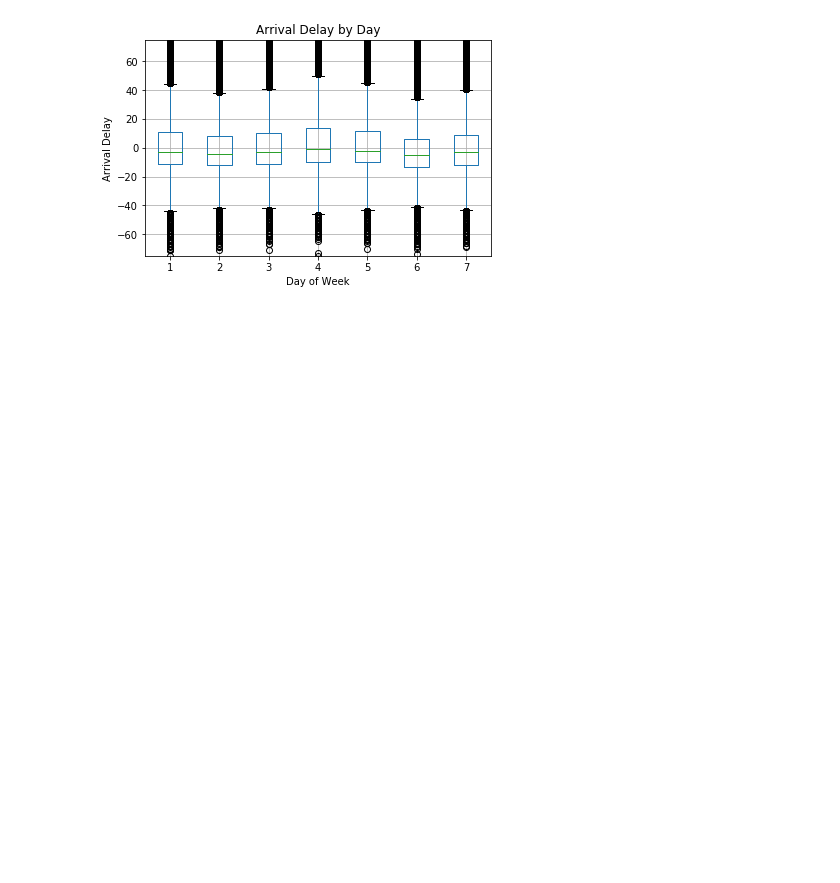
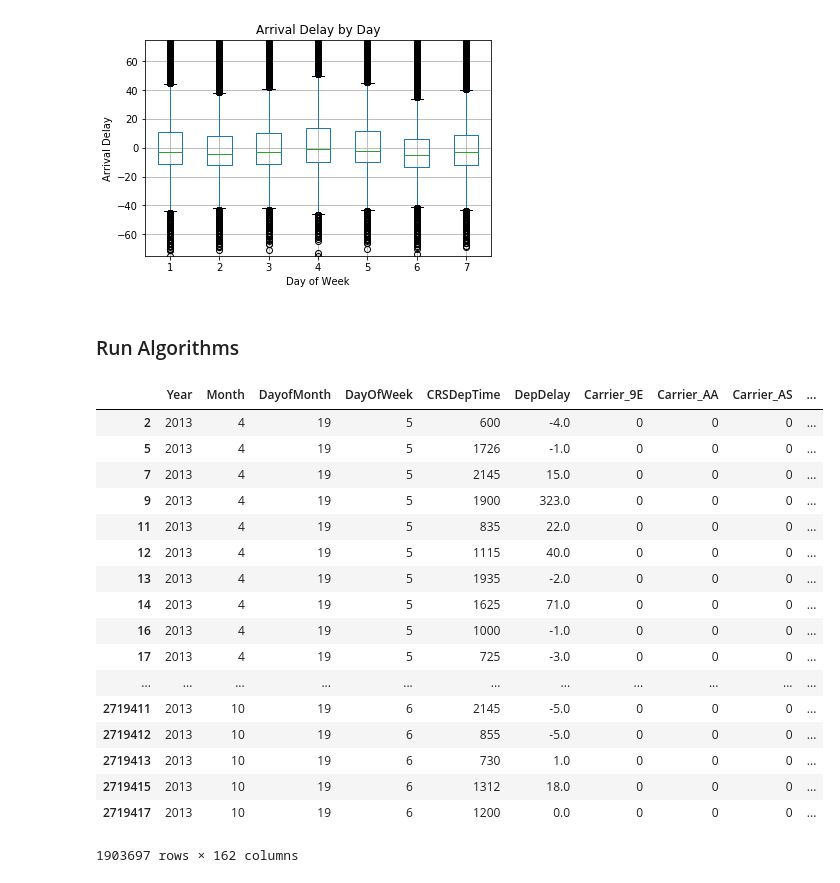
Before and after one commit to npalacio/IntroToAI, a Jupyter notebook: Homework/Project/Work/Flight Prediction.ipynb, the cells around one changed output. Cells and saved outputs as stored; diff of their text form; code cells hidden in the pictures; blank space fills up the shorter version.

Commit message:
Handled categorical data, ready to run regression

```diff
--- a/Homework/Project/Work/Flight Prediction.ipynb
+++ b/Homework/Project/Work/Flight Prediction.ipynb
@@ -103,3 +103,37 @@ plt.suptitle('')
 plt.show()
 # %% [output]
 [figure]
+# %% [markdown]
+### Run Algorithms
+# %%
+processedData = data.filter(items=['Year','Month','DayofMonth','DayOfWeek','Carrier','OriginAirportID','DestAirportID','CRSDepTime','DepDelay'])
+processedData = pd.get_dummies(processedData,columns=['Carrier','OriginAirportID','DestAirportID'])
+# %%
+import numpy as np
+mask = np.random.rand(len(data)) < .7
+trainingDataX = processedData[mask]
+testingDataX = processedData[~mask]
+labelData = data.filter(items=['ArrDelay'])
+trainingLabelData = labelData[mask]
+testingLabelData = labelData[~mask]
+# %%
+trainingDataX
+# %% [output]
+|  | Year | Month | DayofMonth | DayOfWeek | CRSDepTime | DepDelay | Carrier_9E | Carrier_AA | Carrier_AS | ... |
+| 2 | 2013 | 4 | 19 | 5 | 600 | -4.0 | 0 | 0 | 0 | ... |
+| 5 | 2013 | 4 | 19 | 5 | 1726 | -1.0 | 0 | 0 | 0 | ... |
+| 7 | 2013 | 4 | 19 | 5 | 2145 | 15.0 | 0 | 0 | 0 | ... |
+| 9 | 2013 | 4 | 19 | 5 | 1900 | 323.0 | 0 | 0 | 0 | ... |
+| 11 | 2013 | 4 | 19 | 5 | 835 | 22.0 | 0 | 0 | 0 | ... |
+| 12 | 2013 | 4 | 19 | 5 | 1115 | 40.0 | 0 | 0 | 0 | ... |
+| 13 | 2013 | 4 | 19 | 5 | 1935 | -2.0 | 0 | 0 | 0 | ... |
+| 14 | 2013 | 4 | 19 | 5 | 1625 | 71.0 | 0 | 0 | 0 | ... |
+| 16 | 2013 | 4 | 19 | 5 | 1000 | -1.0 | 0 | 0 | 0 | ... |
+| 17 | 2013 | 4 | 19 | 5 | 725 | -3.0 | 0 | 0 | 0 | ... |
+| ... | ... | ... | ... | ... | ... | ... | ... | ... | ... | ... |
+| 2719411 | 2013 | 10 | 19 | 6 | 2145 | -5.0 | 0 | 0 | 0 | ... |
+| 2719412 | 2013 | 10 | 19 | 6 | 855 | -5.0 | 0 | 0 | 0 | ... |
+| 2719413 | 2013 | 10 | 19 | 6 | 730 | 1.0 | 0 | 0 | 0 | ... |
+| 2719415 | 2013 | 10 | 19 | 6 | 1312 | 18.0 | 0 | 0 | 0 | ... |
+| 2719417 | 2013 | 10 | 19 | 6 | 1200 | 0.0 | 0 | 0 | 0 | ... |
+1903697 rows × 162 columns
```
